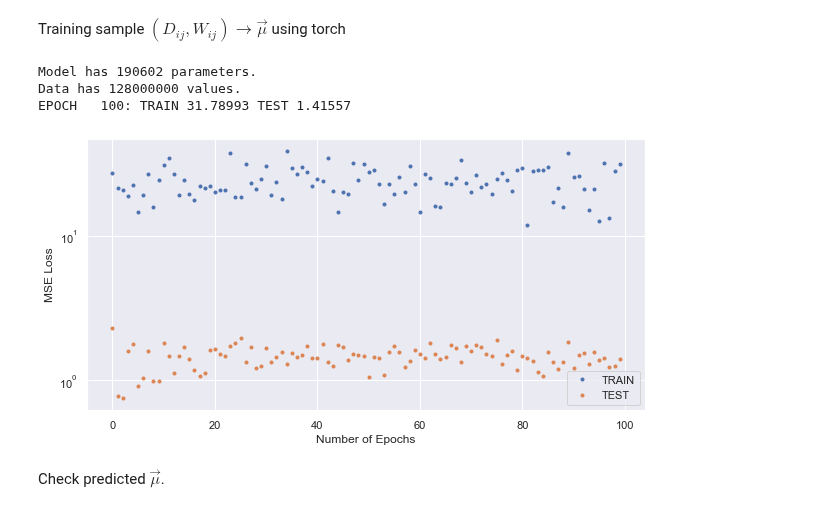
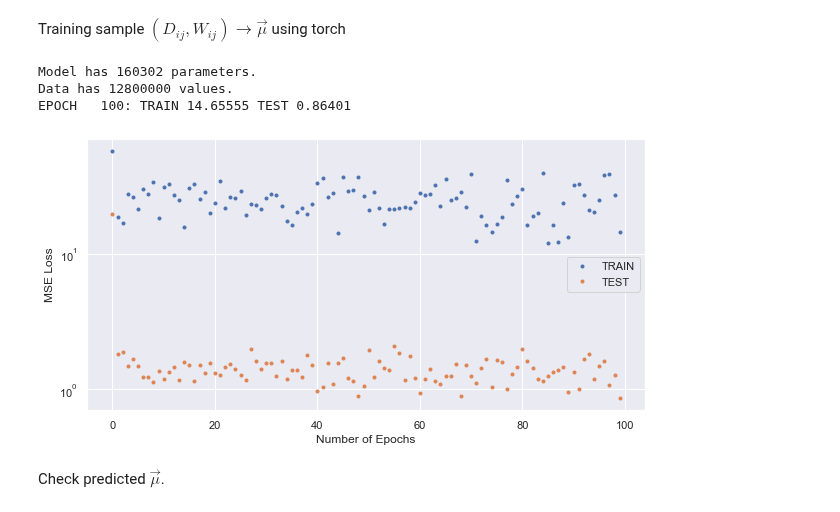
Before and after one commit to andyyPark/DESI-GMMModel, a Jupyter notebook: GMM.ipynb, the cells around one changed output. Drawn from its saved outputs; the diff is of its cells as text; code cells hidden in the pictures.

```diff
--- a/GMM.ipynb
+++ b/GMM.ipynb
@@ -64,7 +64,7 @@ def data_sample(x1, x2, gen, ngauss=1, n=1000):
 # %% [markdown]
 Generate training and testing data
 # %%
-N_train, N_test = 80000, 80000
+N_train, N_test = 8000, 4000
 gen = np.random.RandomState(seed=123)
 
 x_train, y_train = data_sample(41, 41, gen, ngauss=1, n=N_train)
@@ -268,13 +263,13 @@ def learn(model, n_epochs=100, batch_size=200, learning_rate=0.05,
     return train_loss, test_loss, y_pred.detach()
 # %%
 torch.manual_seed(123)
-model = DNN_Torch(x_train_torch.shape[1], 100, 100, 100, 100, y_train.shape[1])
-train_loss, test_loss, y_pred_torch = learn(model, learning_rate=0.01, n_epochs=100)
+model = DNN_Torch(x_train_torch.shape[1], 100, y_train.shape[1])
+train_loss, test_loss, y_pred_torch = learn(model, learning_rate=0.05, n_epochs=100)
 # %% [output]
-Model has 190602 parameters.
-Data has 128000000 values.
-EPOCH   100: TRAIN 31.78993 TEST 1.41557
+Model has 160302 parameters.
+Data has 12800000 values.
+EPOCH   100: TRAIN 14.65555 TEST 0.86401
-[figure, old version]
+[figure, new version]
 # %% [markdown]
 Check predicted $\vec{\mu}$.
 # %%
```
Also changed, not shown: parts of 10 cells of this notebook.
